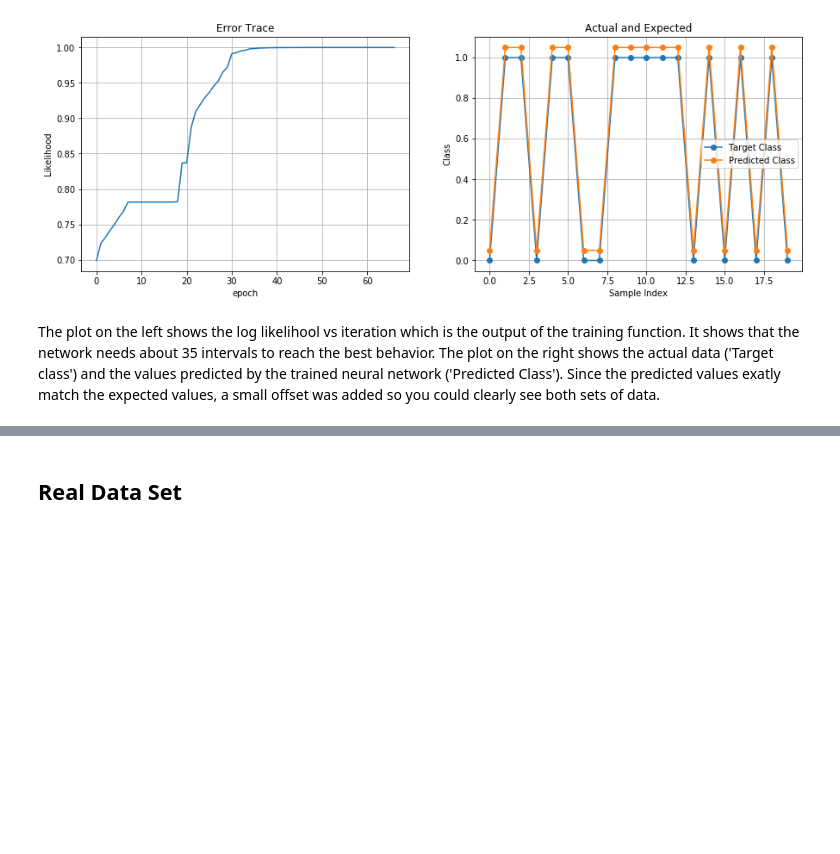
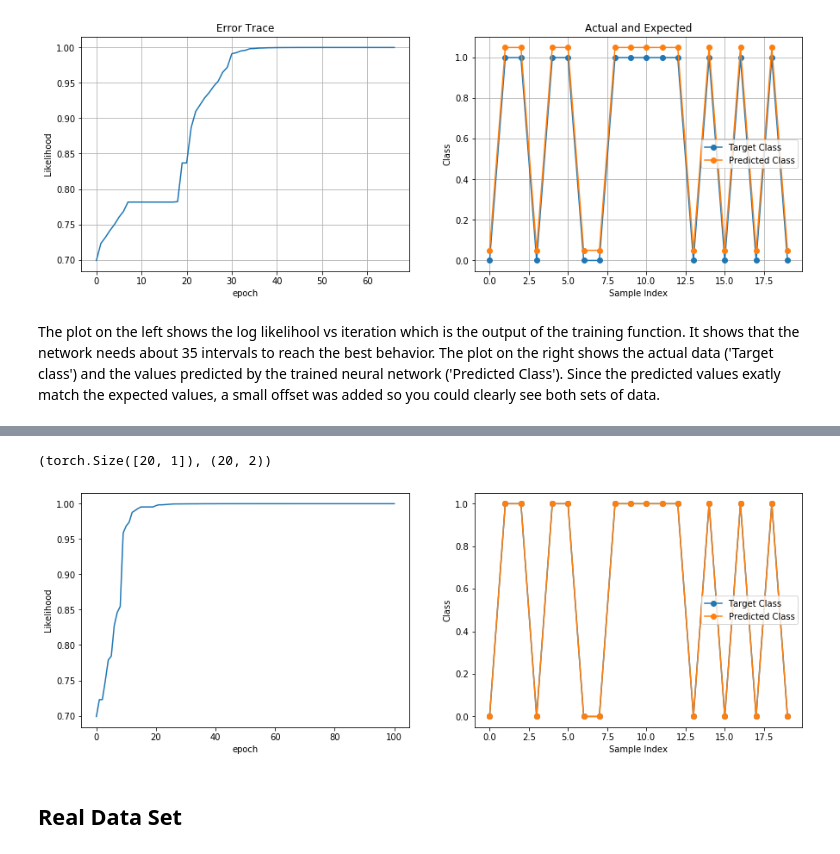
Before and after one commit to bstaab/CS545_MachineLearning, a Jupyter notebook: assignments/A3/Staab-A3.ipynb, the cells around one changed output, grey strips where cells are left out. Cells and saved outputs as stored; diff of their text form; code cells hidden in the pictures; blank space fills up the shorter version.

Commit message:
A3 with torch
Change-Id: Ic7eae61bbc523e4e77b5977a23ed6236ac792676

```diff
--- a/assignments/A3/Staab-A3.ipynb
+++ b/assignments/A3/Staab-A3.ipynb
@@ -61,11 +61,15 @@ class NeuralNetworkClassifier(nn.NeuralNetwork):
 
         # Set functions used by the class based on 'use_torch' flag
         if use_torch:
-            self.log = torch.log
-            self.exp = torch.exp
+            self.log    = torch.log
+            self.exp    = torch.exp
+            self.sum    = torch.sum
+            self.argmax = torch.argmax
         else:
-            self.log = np.log
-            self.exp = np.exp
+            self.log    = np.log
+            self.exp    = np.exp
+            self.sum    = np.sum
+            self.argmax = np.argmax
 
     # built-in function used to compute the "official" string representation for this object
     def __repr__(self):
@@ -109,7 +113,7 @@ class NeuralNetworkClassifier(nn.NeuralNetwork):
     def _objectiveF(self, w, X, T):
         self._unpack(w)
         Y, _ = self._forward_pass(X)
-        return -np.mean(np.log(Y) * T)
+        return -self.mean(self.log(Y) * T)
 
     # Override base class implementation
     # Input
@@ -156,10 +160,11 @@ class NeuralNetworkClassifier(nn.NeuralNetwork):
         # Convert Y to 'classes'
         # - argmax returns an index into the class array, not the value
         ##Y_classes = np.argmax(Y,axis=1).reshape((-1, 1))
-        Y_class_idx = list(np.argmax(Y, axis=1))
+        Y_class_idx = list(self.argmax(Y, axis=1))
         Y_classes = np.array([self.classes[i] for i in Y_class_idx]).reshape((-1,1))
 
         if self.use_torch:
+            Y_classes = torch.tensor(Y_classes)
             Y = Y.detach().cpu().numpy()
             Z = [Zi.detach().cpu().numpy() for Zi in Z]
 
@@ -175,8 +180,8 @@ class NeuralNetworkClassifier(nn.NeuralNetwork):
 
     # Function to compute the 'softmax'
     def _g(self, Y):
-        fs = np.exp(Y)
-        denom = np.sum(fs, axis=1).reshape((-1,1))
+        fs = self.exp(Y)
+        denom = self.sum(fs, axis=1).reshape((-1,1))
         gs = fs / denom
         return gs
 # %% [markdown]
@@ -432,0 +440,5 @@ The plot on the left shows the log likelihool vs iteration which is the output o
+# %%
+np.random.seed(42)  # Only used to commpare with lecture notes
+
+nnet_new = NeuralNetworkClassifier(2, [10, 10], [0, 1], True)
+nnet_new
@@ -432,0 +521,2 @@ The plot on the left shows the log likelihool vs iteration which is the output o
+# %%
+nnet_new.train(X, T, 100)
@@ -433,3 +526,23 @@ The plot on the left shows the log likelihool vs iteration which is the output o
+# %%
+Y_classes, Y = nnet_new.use(X)
+Y_classes.shape, Y.shape
+# %% [output]
+(torch.Size([20, 1]), (20, 2))
+# %%
+plt.figure(figsize=(15, 5))
+plt.subplot(1, 2, 1)
+plt.plot(nnet_new.get_error_trace())
+plt.xlabel('epoch')
+plt.ylabel('Likelihood')
+
+plt.subplot(1, 2, 2)
+plt.plot(T, 'o-')
+plt.plot(Y_classes + 0.05, 'o-')
+plt.xlabel('Sample Index')
+plt.ylabel('Class')
+plt.legend(['Target Class', 'Predicted Class']);
+# %% [output]
+[figure, added]
 # %% [markdown]
 ## Real Data Set
 # %% [markdown]
```
Also changed, not shown: parts of 11 cells of this notebook, 1 other file.
